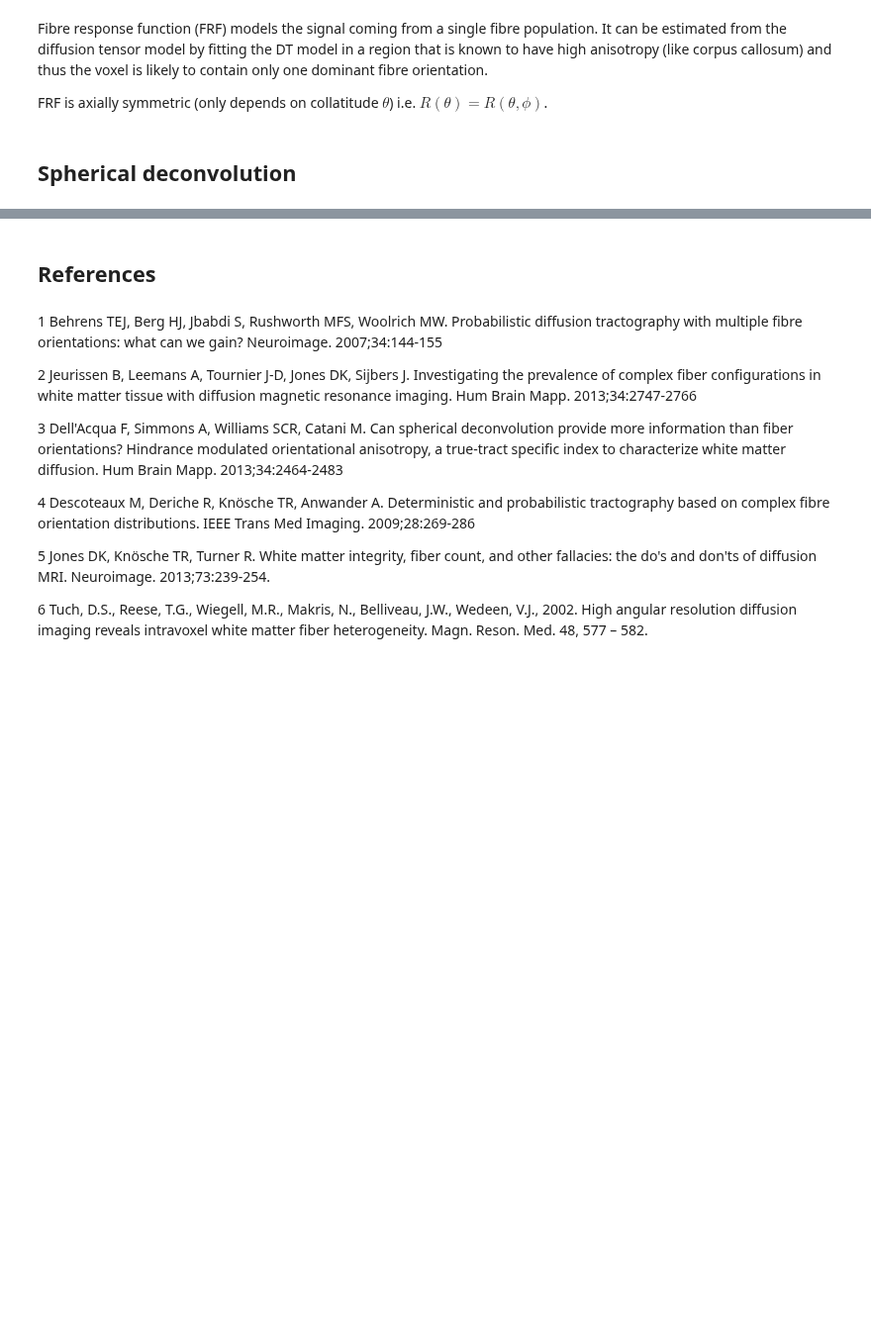
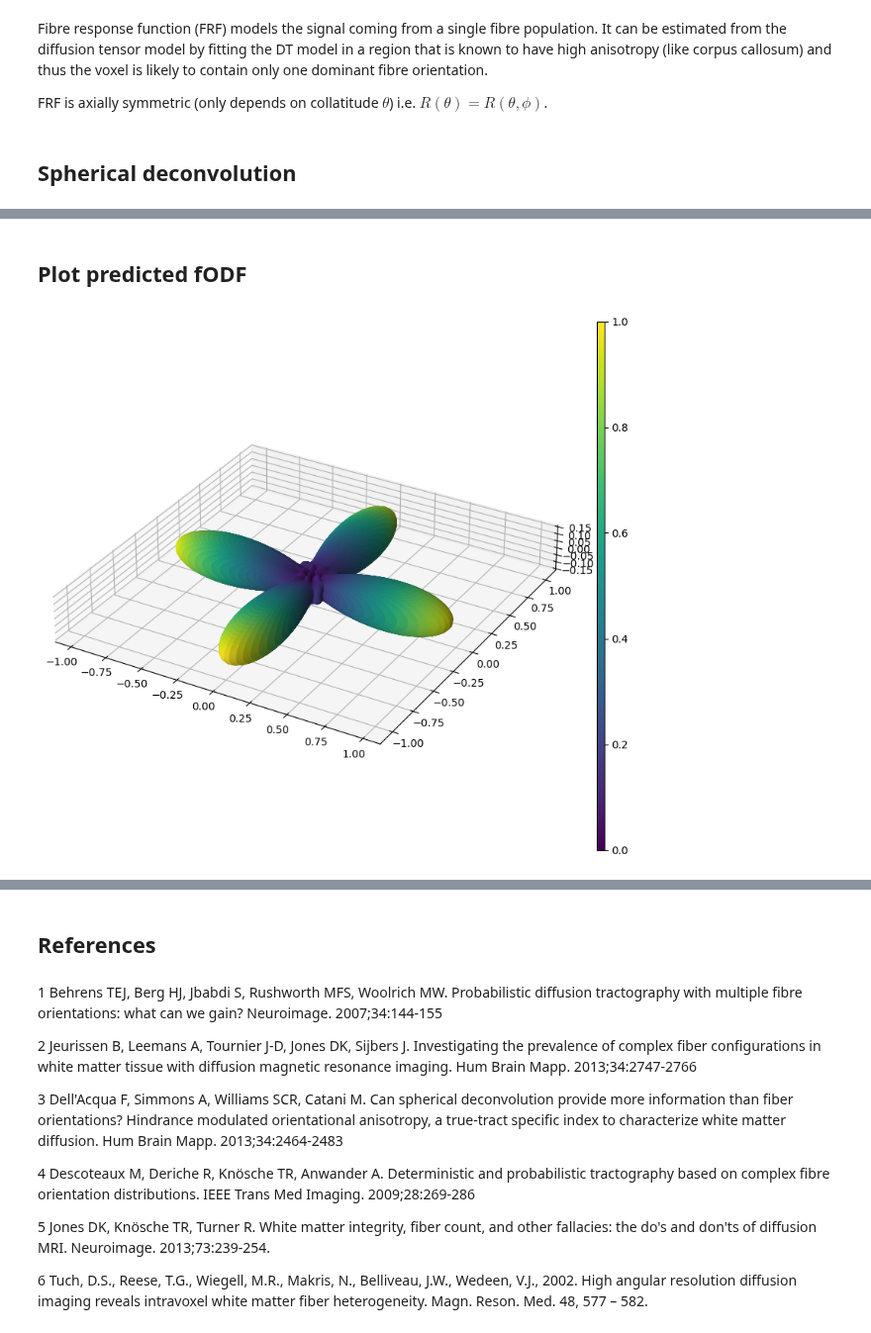
Before and after one commit to AlesRessler/AlesMScProject, a Jupyter notebook: 07 Spherical deconvolution.ipynb, the cells around one changed output, grey strips where cells are left out. Shown at 99% size. Cells and saved outputs as stored; diff of their text form; code cells hidden in the pictures; blank space fills up the shorter version.

Commit message:
Implemented Spherical deconvolution part 4

```diff
--- a/07 Spherical deconvolution.ipynb
+++ b/07 Spherical deconvolution.ipynb
@@ -81,8 +81,8 @@ where $\mathbf{r}$ is the vector of spherical coordinates $(\theta,\phi)$ and $\
 
 If FRF $R(\theta)$ is known then the fODF can be computed by deconvolving $R(\theta)$ from the signal $S(\theta, \phi)$.
 # %%
-fibre_response_function_partial = partial(simple_fibre_response_function, diffusion_time=0.07, diffusivity=0.0007)
+fibre_response_function_partial = partial(simple_fibre_response_function, diffusion_time=0.07, diffusivity=0.00007)
 # %%
-fODF_coefficients = spherical_deconvolution_fit(fibre_response_function=fibre_response_function_partial, measurements=voxel, qhat=qhat, b_value=1000, max_degree=6, number_of_samples_of_fibre_response_function=3000)
+fODF_coefficients = spherical_deconvolution_fit(fibre_response_function=fibre_response_function_partial, measurements=voxel, qhat=qhat, b_value=1000, max_degree=10, number_of_samples_of_fibre_response_function=3000)
 # %%
 fODF_coefficients
@@ -89,24 +107,29 @@ fODF_coefficients
+# %% [markdown]
+## Plot predicted fODF
 # %%
 #%matplotlib qt
 
-x, y, z, fcolors = get_spherical_function_values_from_spherical_expansion(fODF_coefficients,max_degree=6,resolution=200,min_value=None,max_value=None)
+x, y, z, fcolors = get_spherical_function_values_from_spherical_expansion(fODF_coefficients,max_degree=10,resolution=200,min_value=None,max_value=None)
 
 x = x * fcolors
 y = y * fcolors
 z = z * fcolors
 
-fig = plt.figure(figsize=(5,5))
+fig = plt.figure(figsize=(10,10))
 
 cmap = plt.cm.viridis
 normalization = Normalize(vmin=np.min(fcolors), vmax=np.max(fcolors))
 sm = plt.cm.ScalarMappable(cmap=cmap, norm=normalization)
 
 ax = fig.add_subplot(111, projection='3d')
-ax.plot_surface(x, y, z,  rstride=1, cstride=1, facecolors=plt.cm.viridis(fcolors), shade=False)
-ax.set_axis_off()
+ax.plot_surface(x, y, z,  rstride=1, cstride=1, facecolors=plt.cm.viridis(fcolors), shade=True)
+#ax.set_axis_off()
+plt.gca().set_aspect('equal')
 
 fig.subplots_adjust(right=0.8)
 cbar_ax = fig.add_axes([0.85, 0.15, 0.01, 0.7])
 cbar = fig.colorbar(sm, ax=[ax], cax=cbar_ax)
 
 plt.show()
+# %% [output]
+[figure, added]
```
Also changed, not shown: parts of 4 cells of this notebook.
